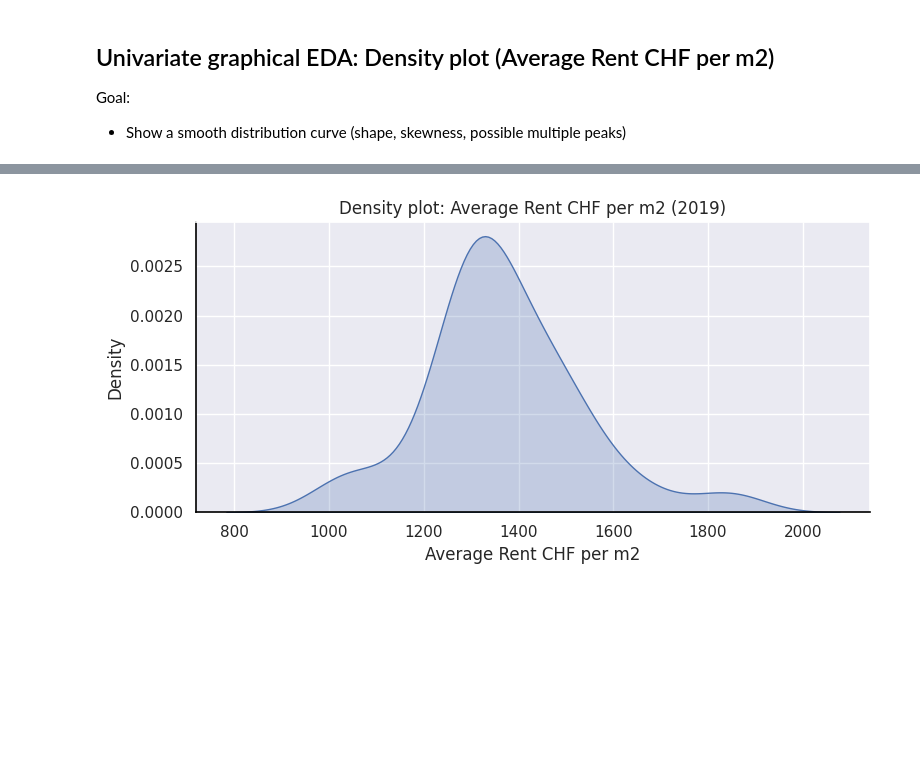
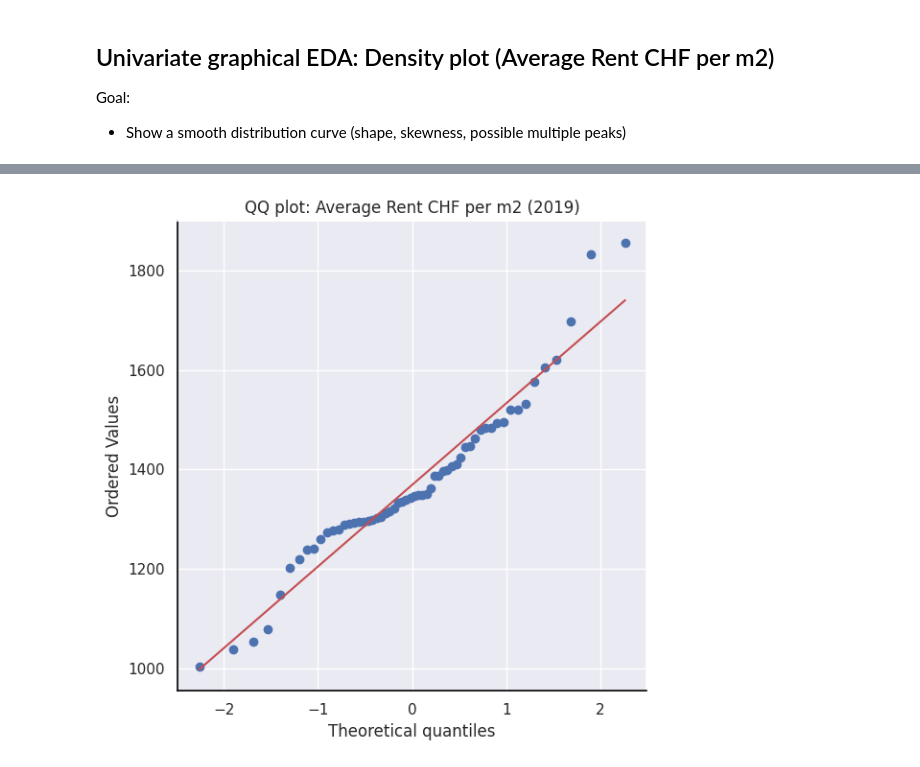
Before and after one commit to hamedamini-zhaw/ARM_Gruppe-5, a Jupyter notebook: 03 - EDA/EDA.ipynb, the cells around one changed output, grey strips where cells are left out. Cells and saved outputs as stored; diff of their text form; code cells hidden in the pictures; blank space fills up the shorter version.

```diff
--- a/03 - EDA/EDA.ipynb
+++ b/03 - EDA/EDA.ipynb
@@ -469,20 +557,19 @@ Goal:
 # %%
+import scipy.stats as stats
+
 target = "Average Rent CHF per m2"
 
-plt.figure(figsize=(8,4))
-sns.kdeplot(df[target].dropna(), fill=True)
-
-plt.title("Density plot: Average Rent CHF per m2 (2019)")
-plt.xlabel("Average Rent CHF per m2")
-plt.ylabel("Density")
+plt.figure(figsize=(6,6))
+stats.probplot(df[target].dropna(), dist="norm", plot=plt)
+plt.title("QQ plot: Average Rent CHF per m2 (2019)")
 
 ax = plt.gca()
 ax.spines["bottom"].set_color("black")
 ax.spines["left"].set_color("black")
 ax.spines["bottom"].set_linewidth(1.2)
 ax.spines["left"].set_linewidth(1.2)
 
 plt.tight_layout()
 plt.show()
 # %% [output]
-[figure, old version]
+[figure, new version]
```
Also changed, not shown: parts of 50 cells of this notebook, 22 other files.
